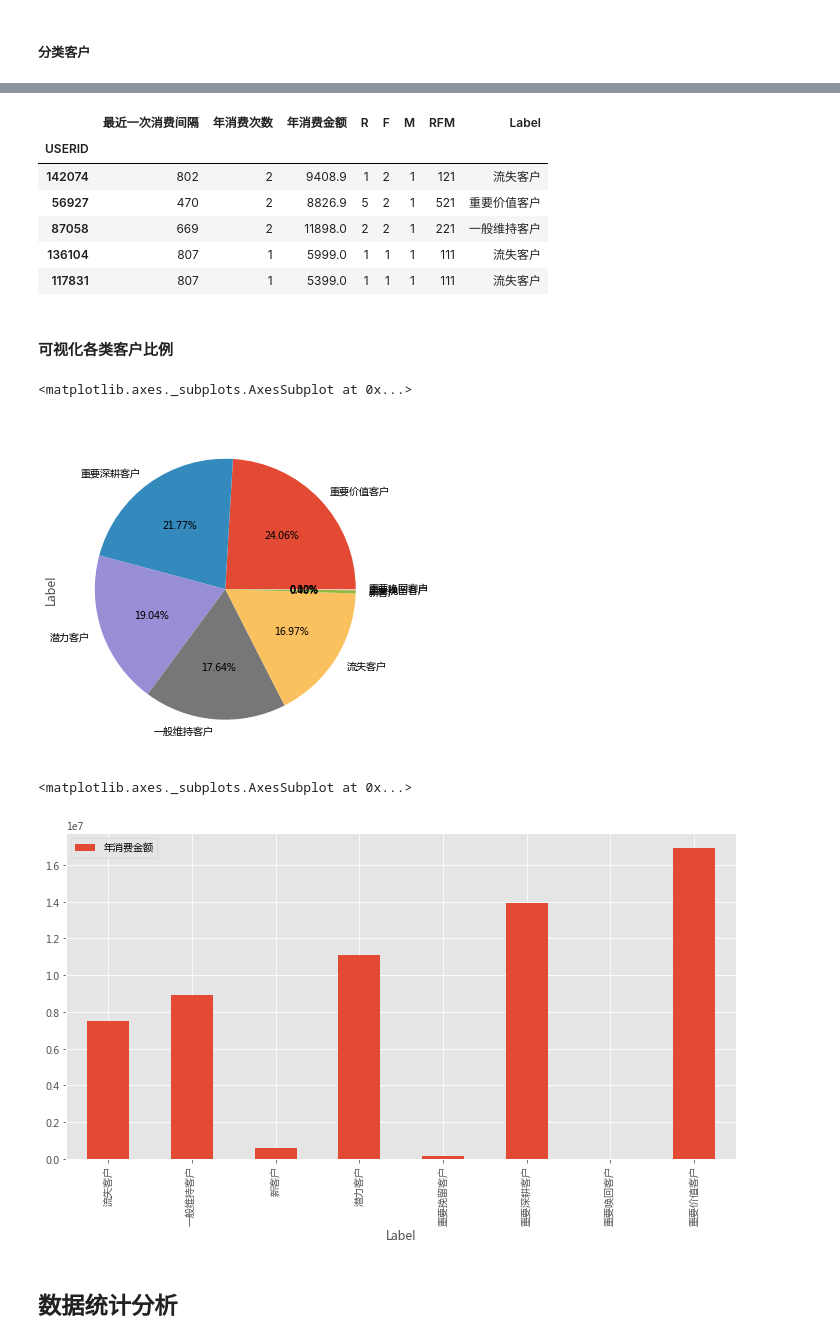
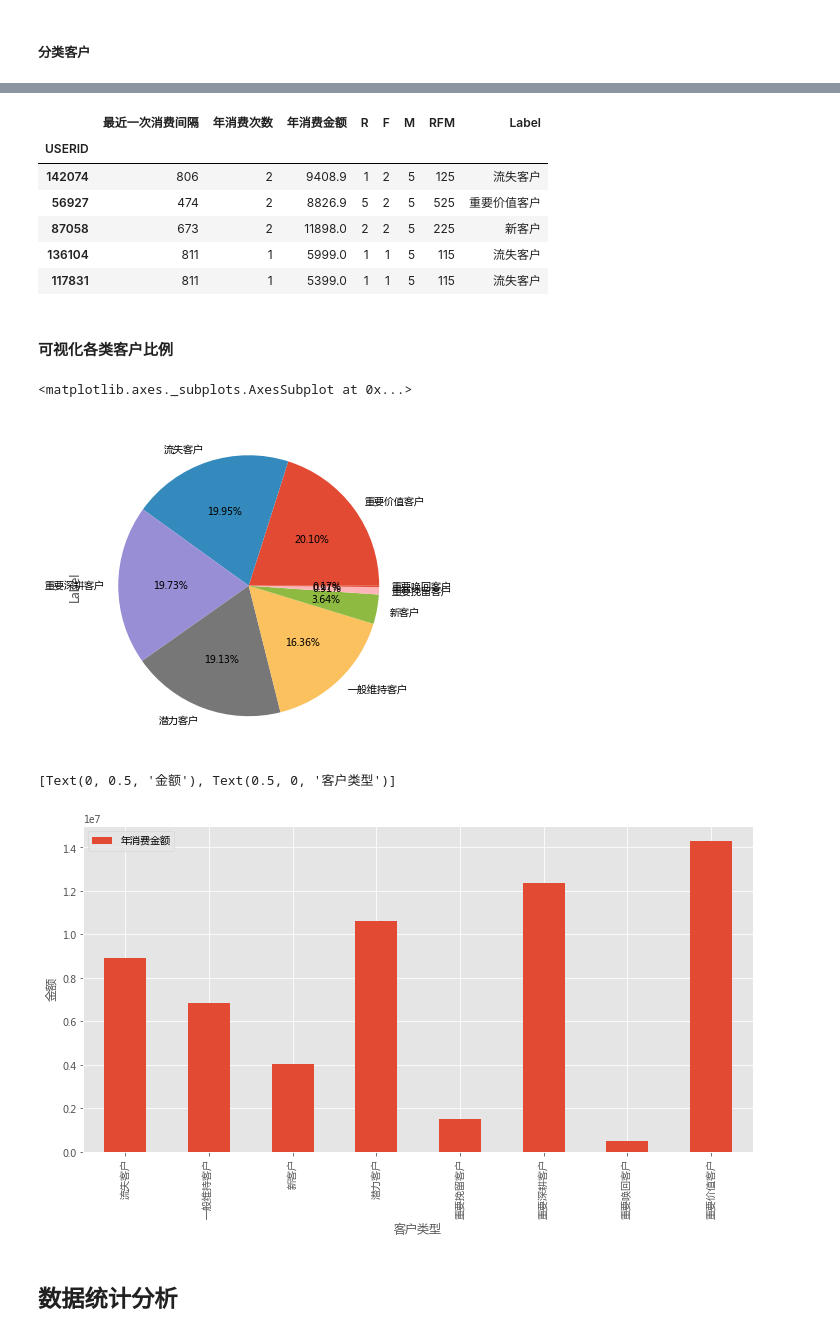
Before and after one commit to christinemu/biz-mining, a Jupyter notebook: DataAnalysis.ipynb, the cells around one changed output, grey strips where cells are left out. Saved outputs shown, nothing was run; the diff lists cells and outputs as text; code cells hidden in the pictures.

```diff
--- a/DataAnalysis.ipynb
+++ b/DataAnalysis.ipynb
@@ -7,7 +7,7 @@ from scipy import stats
 from IPython.core.interactiveshell import InteractiveShell
 InteractiveShell.ast_node_interactivity = 'all' #默认为'last'
 import matplotlib.pyplot as plt
-plt.rcParams['font.sans-serif']=['Microsoft YaHei']
+plt.rcParams['font.sans-serif']=['Microsoft Yahei']
 plt.style.use("ggplot")
 %matplotlib inline
 # %% [markdown]
@@ -1004,9 +1012,9 @@ USERID
 Name: 年消费次数, Length: 55540, dtype: category
 Categories (5, interval[int64]): [(0, 1] < (1, 2] < (2, 3] < (3, 5] < (5, 12]]
 # %%
-totDf['R'] = pd.cut(totDf['最近一次消费间隔'],bins=5,labels=range(5,0,-1))
+totDf['R'] = pd.qcut(totDf['最近一次消费间隔'],q=5,labels=range(5,0,-1))
 totDf['F'] = pd.cut(totDf['年消费次数'],bins=[0,1,2,3,5,12],labels=range(1,6,1))
-totDf['M'] = pd.cut(totDf['年消费金额'],bins=5,labels=range(1,6,1))
+totDf['M'] = pd.qcut(totDf['年消费金额'],q=5,labels=range(1,6,1))
 totDf.head()
 # %% [output]
 |  | 最近一次消费间隔 | 年消费次数 | 年消费金额 | R | F | M |
@@ -1062,22 +1070,23 @@ totDf.head()
 # %% [output]
 |  | 最近一次消费间隔 | 年消费次数 | 年消费金额 | R | F | M | RFM | Label |
 | USERID |  |  |  |  |  |  |  |  |
-| 142074 | 802 | 2 | 9408.9 | 1 | 2 | 1 | 121 | 流失客户 |
-| 56927 | 470 | 2 | 8826.9 | 5 | 2 | 1 | 521 | 重要价值客户 |
-| 87058 | 669 | 2 | 11898.0 | 2 | 2 | 1 | 221 | 一般维持客户 |
-| 136104 | 807 | 1 | 5999.0 | 1 | 1 | 1 | 111 | 流失客户 |
-| 117831 | 807 | 1 | 5399.0 | 1 | 1 | 1 | 111 | 流失客户 |
+| 142074 | 806 | 2 | 9408.9 | 1 | 2 | 5 | 125 | 流失客户 |
+| 56927 | 474 | 2 | 8826.9 | 5 | 2 | 5 | 525 | 重要价值客户 |
+| 87058 | 673 | 2 | 11898.0 | 2 | 2 | 5 | 225 | 新客户 |
+| 136104 | 811 | 1 | 5999.0 | 1 | 1 | 5 | 115 | 流失客户 |
+| 117831 | 811 | 1 | 5399.0 | 1 | 1 | 5 | 115 | 流失客户 |
 # %% [markdown]
 #### 可视化各类客户比例
 # %%
 totDf['Label'].value_counts().plot(kind='pie',figsize=(12,6),autopct='%.2f%%')
 # %% [output]
 <matplotlib.axes._subplots.AxesSubplot at 0x...>
-[figure, old version]
+[figure, new version]
 # %%
-totDf.groupby('Label').agg({'年消费金额':'sum'}).plot(kind='bar',figsize=(12,6))
+axRFM = totDf.groupby('Label').agg({'年消费金额':'sum'}).plot(kind='bar',figsize=(12,6))
+axRFM.set(xlabel='客户类型',ylabel='金额')
 # %% [output]
-<matplotlib.axes._subplots.AxesSubplot at 0x...>
+[Text(0, 0.5, '金额'), Text(0.5, 0, '客户类型')]
-[figure, old version]
+[figure, new version]
 # %% [markdown]
 ## 数据统计分析
```
Also changed, not shown: parts of 68 cells of this notebook.
